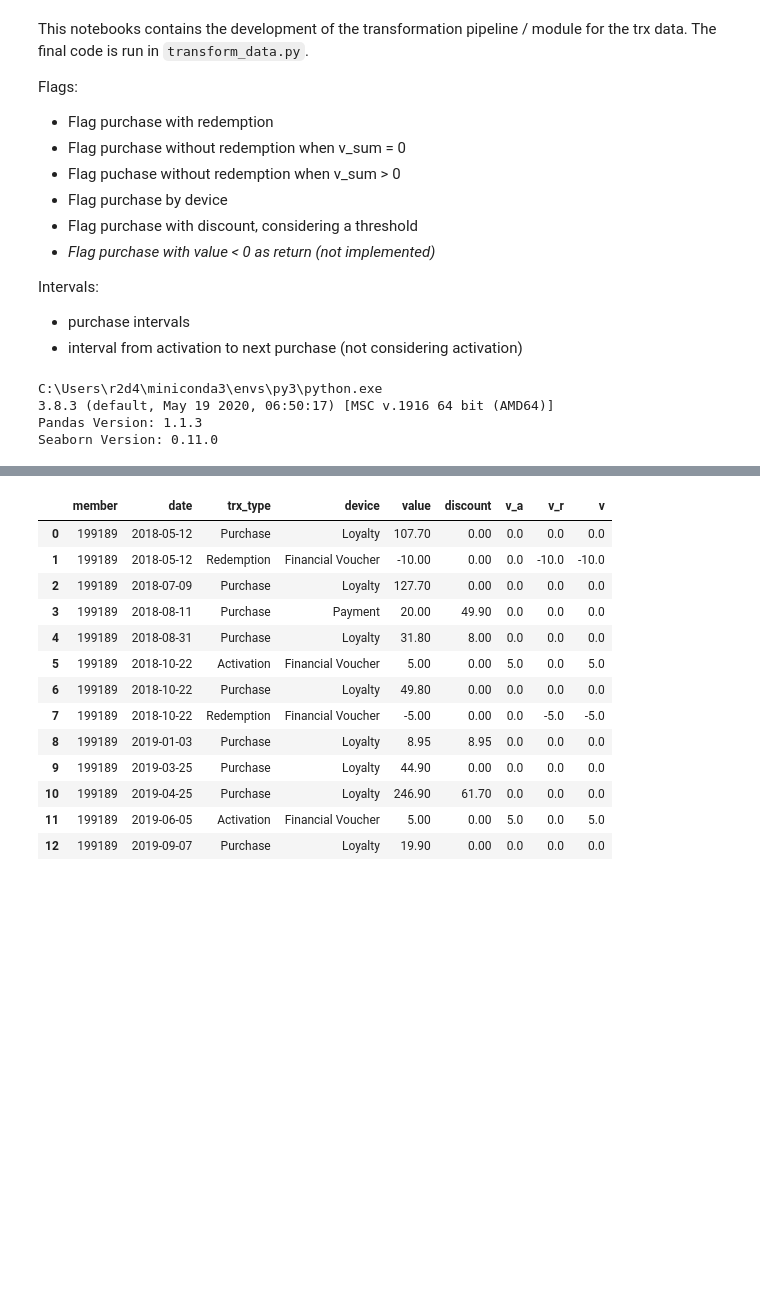
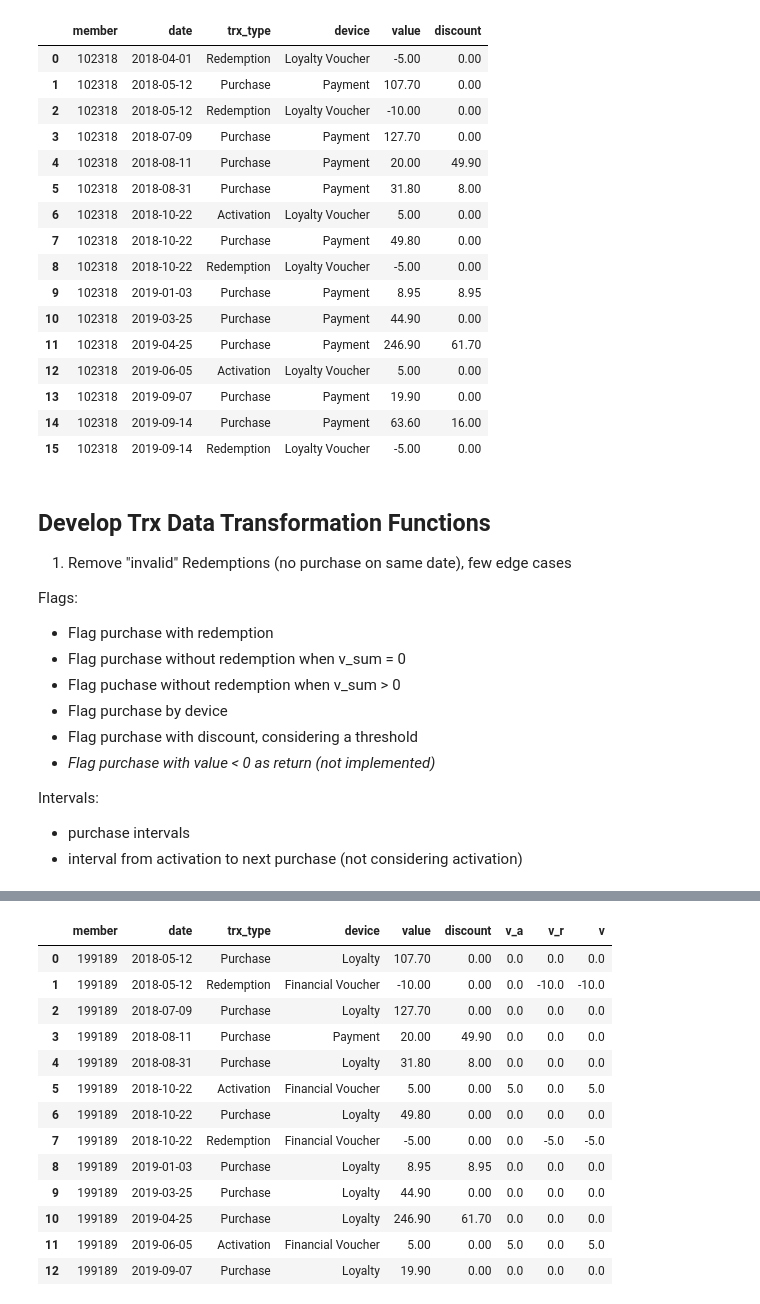
Before and after one commit to rbuerki/trx_data_manipulation_medium, a Jupyter notebook: 1_simple_trx_prep/Trx_Data_Transformation.ipynb, the cells around one changed output, grey strips where cells are left out. Saved outputs shown, nothing was run; the diff lists cells and outputs as text; code cells hidden in the pictures; blank space fills up the shorter version.

Commit message:
Add new transformation step, WIP

```diff
--- a/1_simple_trx_prep/Trx_Data_Transformation.ipynb
+++ b/1_simple_trx_prep/Trx_Data_Transformation.ipynb
@@ -3,0 +19,16 @@
+# %%
+%load_ext autoreload
+%autoreload 2
+
+%matplotlib inline
+plt.style.use('raph-base')
+
+from IPython.core.interactiveshell import InteractiveShell
+InteractiveShell.ast_node_interactivity = 'all'
+
+pd.options.display.float_format = '{:,.2f}'.format
+pd.set_option('display.max_columns', 30)
+pd.set_option('display.expand_frame_repr', False)
+pd.set_option('max_colwidth', 800)
+
+np.random.seed(666)
@@ -3,0 +45,3 @@
+# %%
+# Load clean data from parquet file
+data_clean = pd.read_parquet("data/1_trx_data_clean.parquet")
@@ -4,6 +119,42 @@
+# %%
+# Choose a suitable "Test Member"
+test_member = data_clean[data_clean["member"] == "102318"].copy()
+
+# Add an edge case: Same-date Activation and redemption
+test_member.iloc[5, 1] = dt.datetime.strptime("2018-10-22", "%Y-%m-%d")
+
+# Add an edge case: Redemption without purchase
+test_member = test_member.append(test_member.iloc[14, :], ignore_index=True)
+test_member.iloc[-1, 1] = dt.datetime.strptime("2018-4-01", "%Y-%m-%d")
+
+# Sort again and re-index
+test_member.sort_values(["member", "date", "trx_type"], inplace=True)
+test_member.reset_index(drop=True, inplace=True)
+
+test_member
+# %% [output]
+|  | member | date | trx_type | device | value | discount |
+| 0 | 102318 | 2018-04-01 | Redemption | Loyalty Voucher | -5.00 | 0.00 |
+| 1 | 102318 | 2018-05-12 | Purchase | Payment | 107.70 | 0.00 |
+| 2 | 102318 | 2018-05-12 | Redemption | Loyalty Voucher | -10.00 | 0.00 |
+| 3 | 102318 | 2018-07-09 | Purchase | Payment | 127.70 | 0.00 |
+| 4 | 102318 | 2018-08-11 | Purchase | Payment | 20.00 | 49.90 |
+| 5 | 102318 | 2018-08-31 | Purchase | Payment | 31.80 | 8.00 |
+| 6 | 102318 | 2018-10-22 | Activation | Loyalty Voucher | 5.00 | 0.00 |
+| 7 | 102318 | 2018-10-22 | Purchase | Payment | 49.80 | 0.00 |
+| 8 | 102318 | 2018-10-22 | Redemption | Loyalty Voucher | -5.00 | 0.00 |
+| 9 | 102318 | 2019-01-03 | Purchase | Payment | 8.95 | 8.95 |
+| 10 | 102318 | 2019-03-25 | Purchase | Payment | 44.90 | 0.00 |
+| 11 | 102318 | 2019-04-25 | Purchase | Payment | 246.90 | 61.70 |
+| 12 | 102318 | 2019-06-05 | Activation | Loyalty Voucher | 5.00 | 0.00 |
+| 13 | 102318 | 2019-09-07 | Purchase | Payment | 19.90 | 0.00 |
+| 14 | 102318 | 2019-09-14 | Purchase | Payment | 63.60 | 16.00 |
+| 15 | 102318 | 2019-09-14 | Redemption | Loyalty Voucher | -5.00 | 0.00 |
 # %% [markdown]
-This notebooks contains the development of the transformation pipeline / module for the trx data. The final code is run in `transform_data.py`.
+## Develop Trx Data Transformation Functions
 
+
+1. Remove "invalid" Redemptions (no purchase on same date), few edge cases
 
 Flags:
 -    Flag purchase with redemption
@@ -34,10 +169,0 @@ import codebook.clean as clean
-# %%
-print(sys.executable)
-print(sys.version)
-print(f"Pandas Version: {pd.__version__}")
-print(f"Seaborn Version: {sns.__version__}")
-# %% [output]
-C:\Users\r2d4\miniconda3\envs\py3\python.exe
-3.8.3 (default, May 19 2020, 06:50:17) [MSC v.1916 64 bit (AMD64)]
-Pandas Version: 1.1.3
-Seaborn Version: 0.11.0
```
Also changed, not shown: parts of 29 cells of this notebook.
